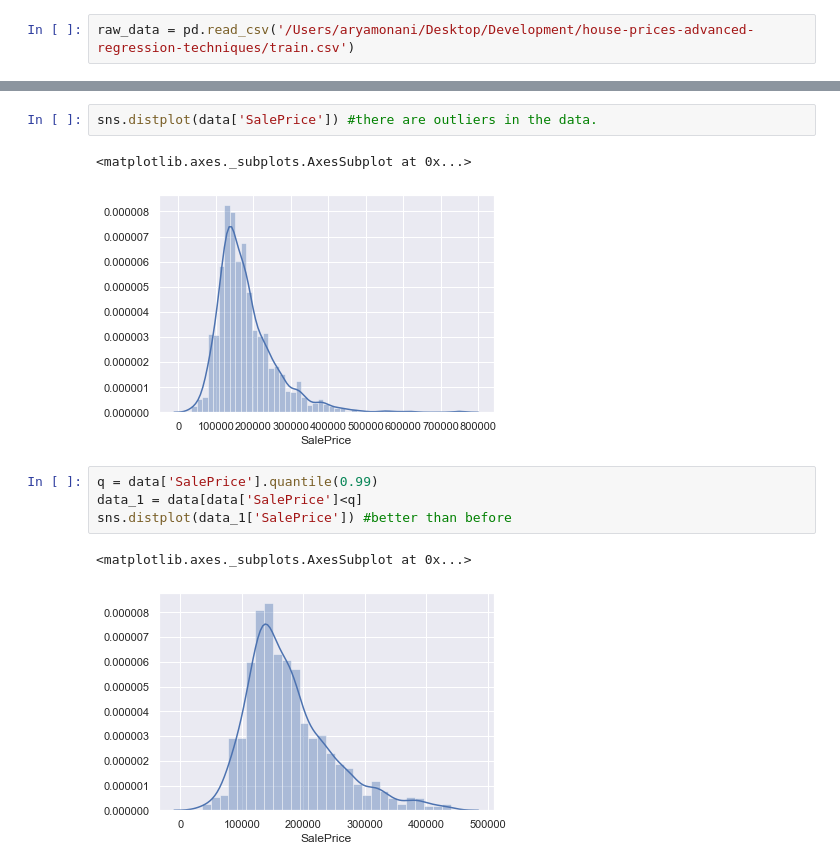
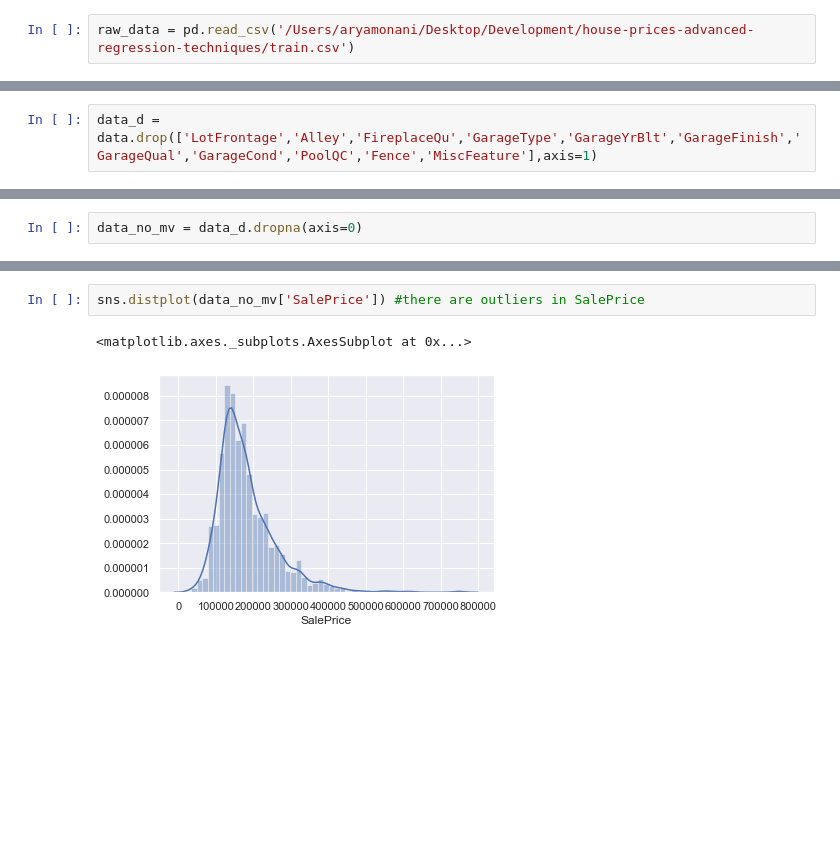
Before and after one commit to aryamonani/Kaggle-Competition-Supervised-Learning-LR-estate-price-prediction, a Jupyter notebook: Kaggle Competition Supervised Learning LR estate price prediction.ipynb, the cells around one changed output, grey strips where cells are left out. Drawn from its saved outputs; the diff is of its cells as text; blank space fills up the shorter version.

```diff
--- a/Kaggle Competition Supervised Learning LR estate price prediction.ipynb
+++ b/Kaggle Competition Supervised Learning LR estate price prediction.ipynb
@@ -47,0 +48,2 @@ dtype: int64
+# %%
+data_d = data.drop(['LotFrontage','Alley','FireplaceQu','GarageType','GarageYrBlt','GarageFinish','GarageQual','GarageCond','PoolQC','Fence','MiscFeature'],axis=1)
@@ -47,0 +82,2 @@ dtype: int64
+# %%
+data_no_mv = data_d.dropna(axis=0)
@@ -48,12 +96,5 @@ dtype: int64
 # %%
-sns.distplot(data['SalePrice']) #there are outliers in the data.
+sns.distplot(data_no_mv['SalePrice']) #there are outliers in SalePrice
 # %% [output]
 <matplotlib.axes._subplots.AxesSubplot at 0x...>
-[figure, old version]
+[figure, new version]
-# %%
-q = data['SalePrice'].quantile(0.99)
-data_1 = data[data['SalePrice']<q]
-sns.distplot(data_1['SalePrice']) #better than before
-# %% [output]
-<matplotlib.axes._subplots.AxesSubplot at 0x...>
-[figure, removed]
```
Also changed, not shown: parts of 40 cells of this notebook.
